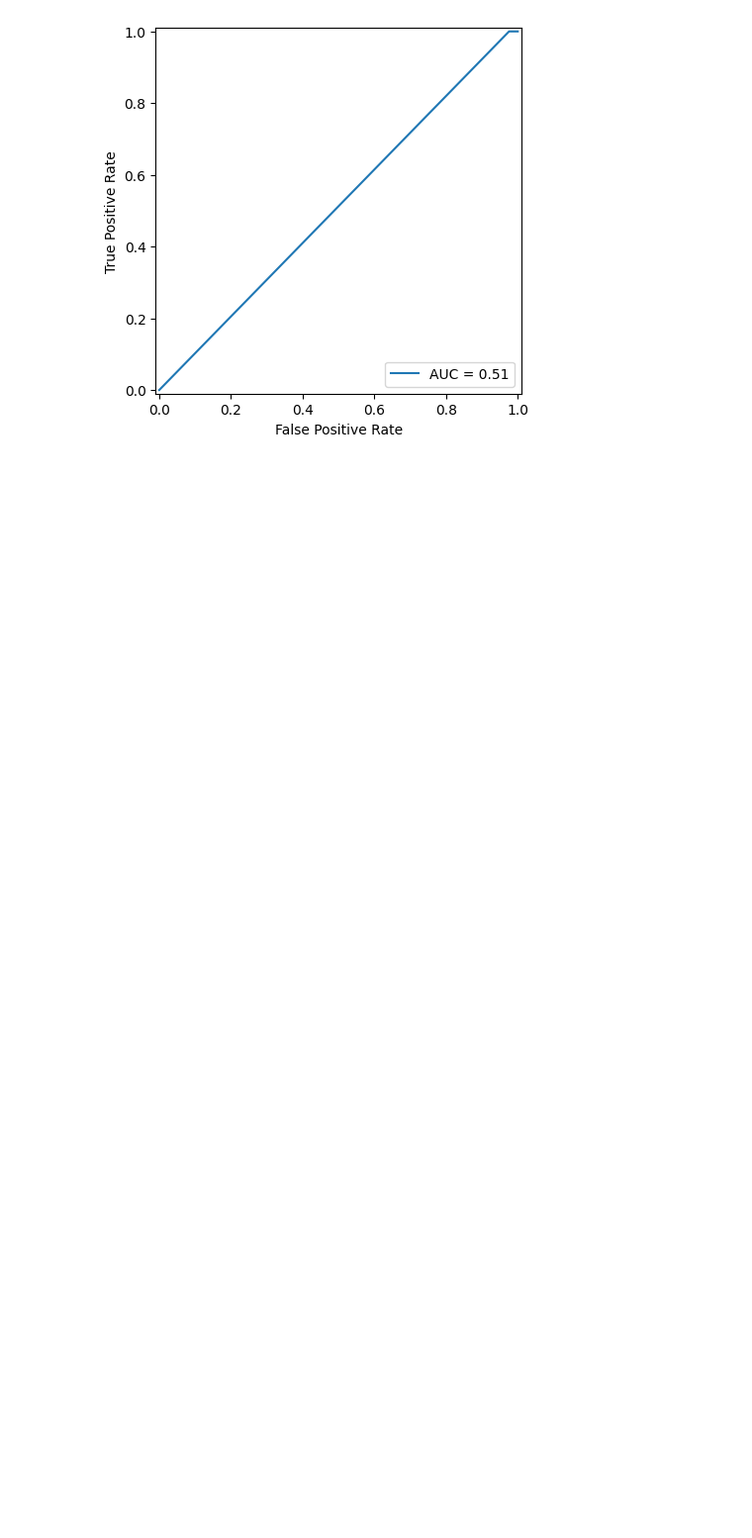
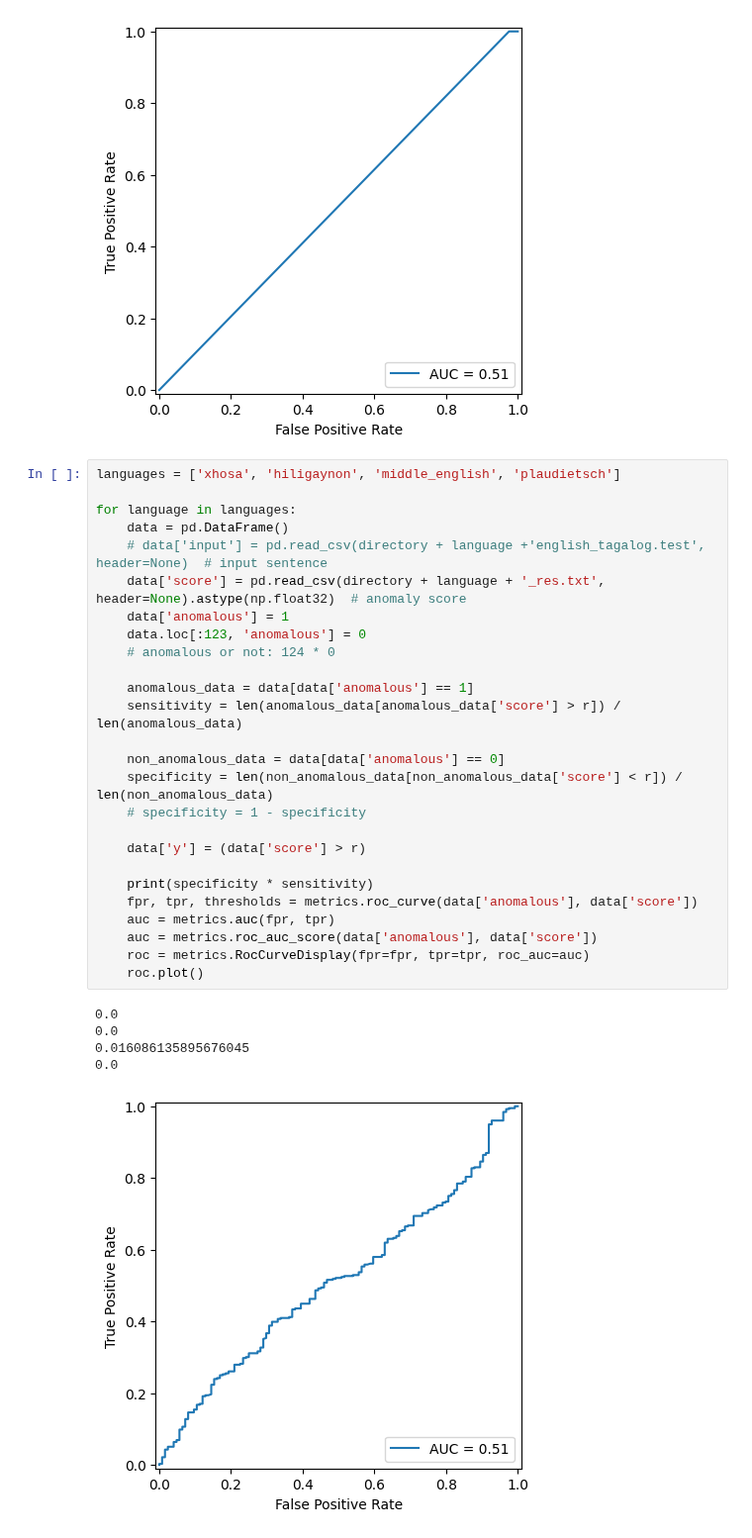
Before and after one commit to VaggelisSpi/NaCo_Project, a Jupyter notebook: naco_proj/assignment2/calculations.ipynb, the cells around one changed output. Shown at 99% size. Drawn from its saved outputs; the diff is of its cells as text; blank space fills up the shorter version.

Commit message:
roc and auc for languages

```diff
--- a/naco_proj/assignment2/calculations.ipynb
+++ b/naco_proj/assignment2/calculations.ipynb
@@ -103,3 +103,35 @@ r = 9
 [figure]
 [figure]
 [figure]
+# %%
+languages = ['xhosa', 'hiligaynon', 'middle_english', 'plaudietsch']
+
+for language in languages:
+    data = pd.DataFrame()
+    # data['input'] = pd.read_csv(directory + language +'english_tagalog.test', header=None)  # input sentence
+    data['score'] = pd.read_csv(directory + language + '_res.txt', header=None).astype(np.float32)  # anomaly score
+    data['anomalous'] = 1
+    data.loc[:123, 'anomalous'] = 0
+    # anomalous or not: 124 * 0
+
+    anomalous_data = data[data['anomalous'] == 1]
+    sensitivity = len(anomalous_data[anomalous_data['score'] > r]) / len(anomalous_data)
+
+    non_anomalous_data = data[data['anomalous'] == 0]
+    specificity = len(non_anomalous_data[non_anomalous_data['score'] < r]) / len(non_anomalous_data)
+    # specificity = 1 - specificity
+
+    data['y'] = (data['score'] > r)
+
+    print(specificity * sensitivity)
+    fpr, tpr, thresholds = metrics.roc_curve(data['anomalous'], data['score'])
+    auc = metrics.auc(fpr, tpr)
+    auc = metrics.roc_auc_score(data['anomalous'], data['score'])
+    roc = metrics.RocCurveDisplay(fpr=fpr, tpr=tpr, roc_auc=auc)
+    roc.plot()
+# %% [output]
+0.0
+0.0
+0.016086135895676045
+0.0
+[figure, added]
```
Also changed, not shown: parts of 1 cell of this notebook.
